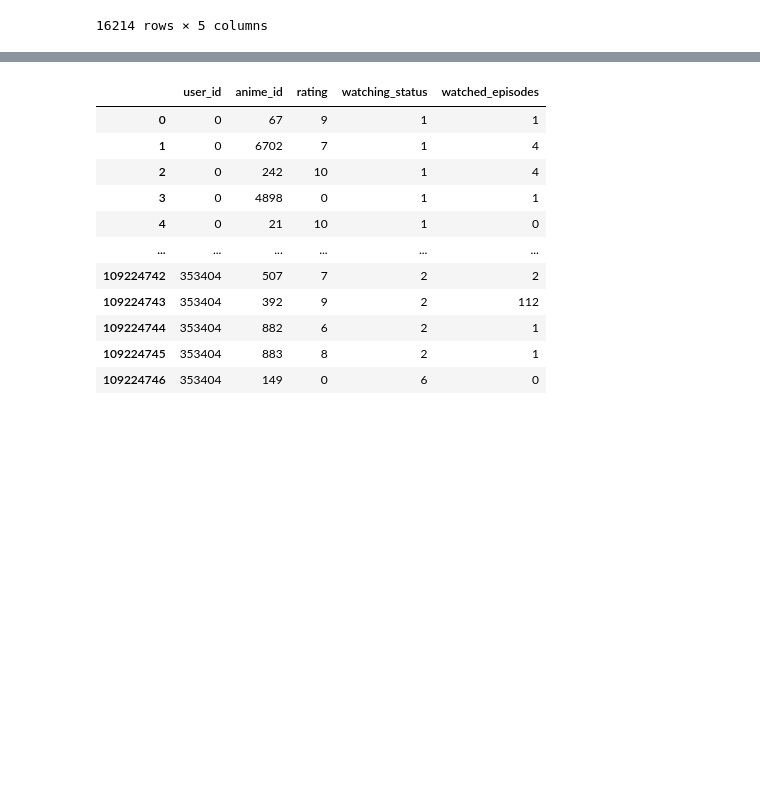
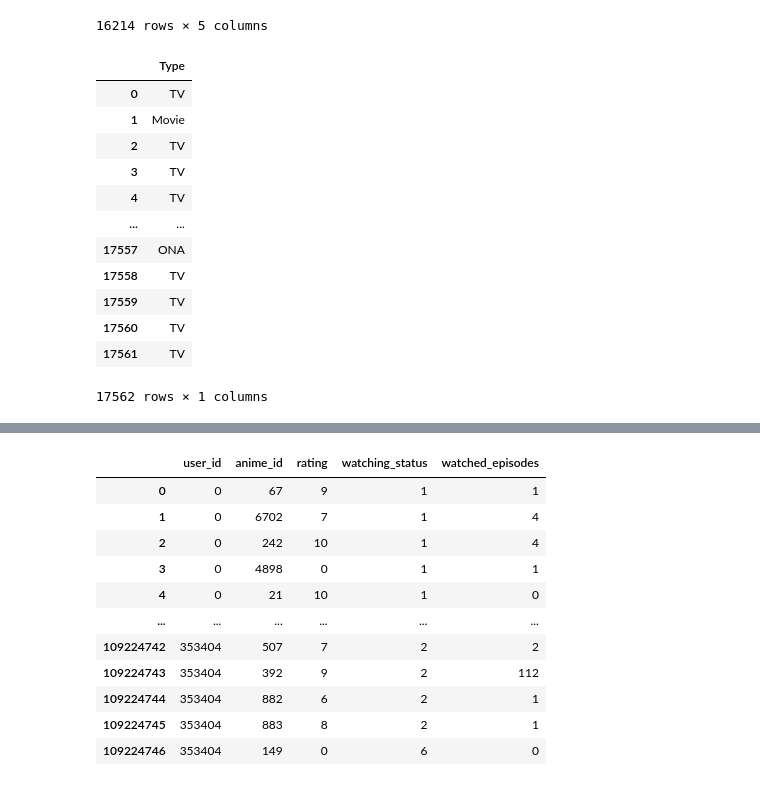
Before and after one commit to ngochai711/Anime_Recommendation_System, a Jupyter notebook: data_manipulation/data_viewer1.ipynb, the cells around one changed output, grey strips where cells are left out. Cells and saved outputs as stored; diff of their text form; code cells hidden in the pictures; blank space fills up the shorter version.

```diff
--- a/data_manipulation/data_viewer1.ipynb
+++ b/data_manipulation/data_viewer1.ipynb
@@ -46,3 +88,19 @@ df_anime_with_synopsis
 | 16212 | 48491 | Yama no Susume: Next Summit | Unknown | Adventure, Slice of Life, Comedy | New Yama no Susume anime. |
 | 16213 | 48492 | Scarlet Nexus | Unknown | Action, Fantasy | Solar calendar year 2020: grotesq... |
 16214 rows × 5 columns
+# %%
+df_anime.loc[:, ['MAL_ID', 'Type', 'Episode']]
+# %% [output]
+|  | Type |
+| 0 | TV |
+| 1 | Movie |
+| 2 | TV |
+| 3 | TV |
+| 4 | TV |
+| ... | ... |
+| 17557 | ONA |
+| 17558 | TV |
+| 17559 | TV |
+| 17560 | TV |
+| 17561 | TV |
+17562 rows × 1 columns
```
Also changed, not shown: parts of 5 cells of this notebook, 1 other file.
